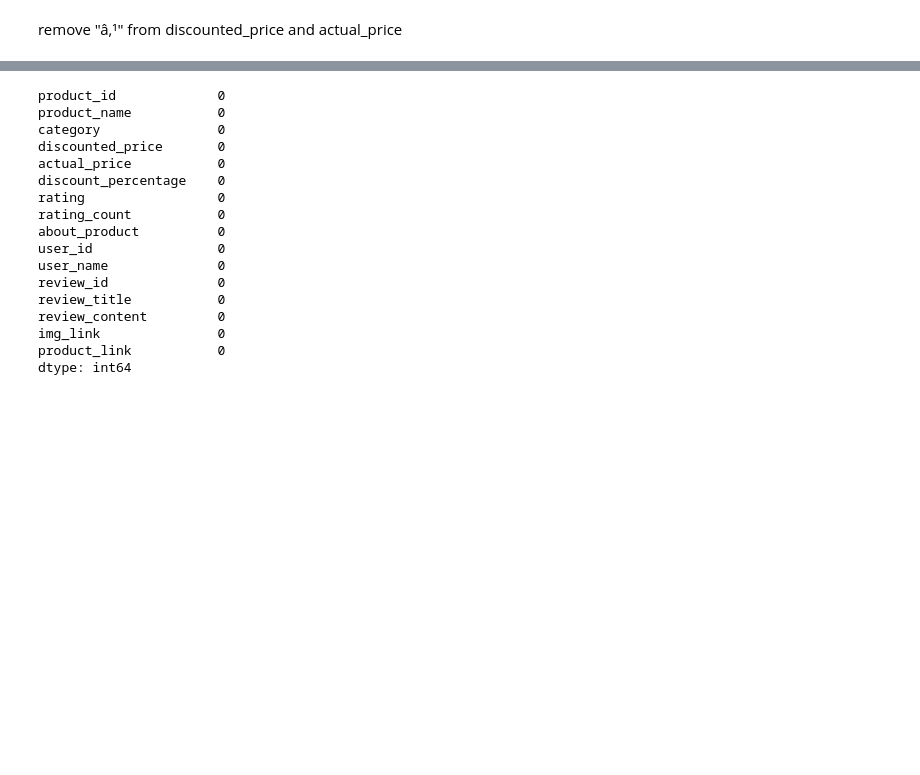
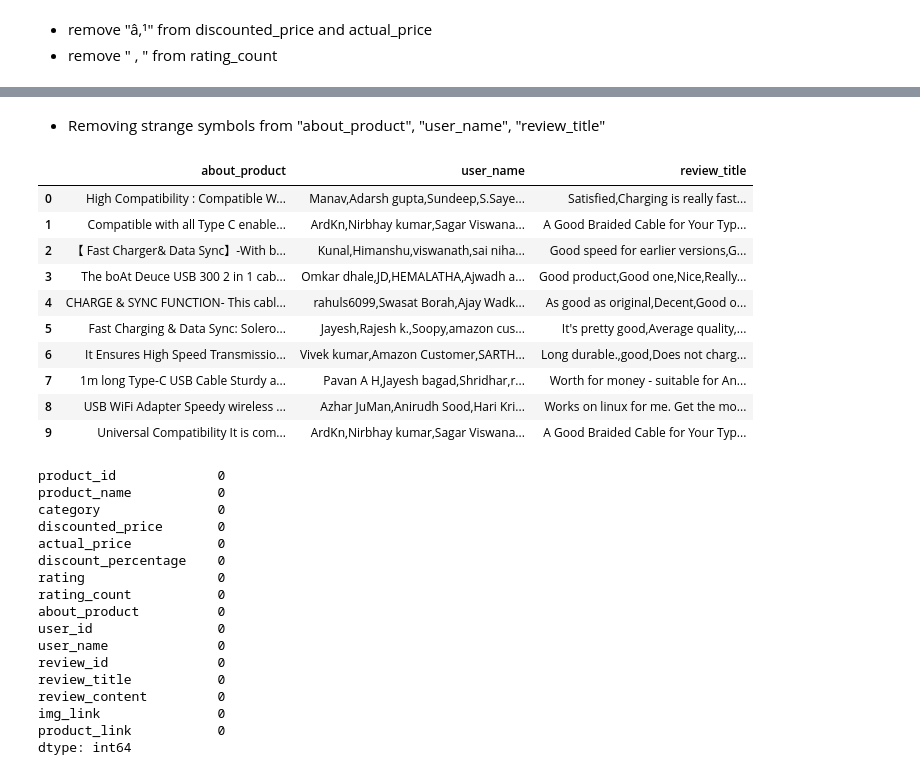
Before and after one commit to ibrahim-alatyan/RAG-Chatbot-and-Sentiment-Analysis, a Jupyter notebook: excel_analysis.ipynb, the cells around one changed output, grey strips where cells are left out. Drawn from its saved outputs; the diff is of its cells as text; code cells hidden in the pictures; blank space fills up the shorter version.

Commit message:
more cleaning data

```diff
--- a/excel_analysis.ipynb
+++ b/excel_analysis.ipynb
@@ -15,7 +17,8 @@ df.head()
 | 3 | B08HDJ86NZ | boAt Deuce USB 300 2 in 1 Type-C ... | Computers&Accessories|Accessories... | â‚¹329 | â‚¹699 | 0.53 | 4.2 | ... |
 | 4 | B08CF3B7N1 | Portronics Konnect L 1.2M Fast Ch... | Computers&Accessories|Accessories... | â‚¹154 | â‚¹399 | 0.61 | 4.2 | ... |
 # %% [markdown]
-remove  "â‚¹"  from discounted_price and actual_price
+- remove  "â‚¹"  from discounted_price and actual_price
+- remove " , " from rating_count
 # %%
 df["discounted_price"] = (
     df["discounted_price"].astype(str)
@@ -47,6 +50,70 @@ df.head()
 | 2 | B096MSW6CT | Sounce Fast Phone Charging Cable ... | Computers&Accessories|Accessories... | 199.0 | 1899.0 | 0.90 | 3.9 | ... |
 | 3 | B08HDJ86NZ | boAt Deuce USB 300 2 in 1 Type-C ... | Computers&Accessories|Accessories... | 329.0 | 699.0 | 0.53 | 4.2 | ... |
 | 4 | B08CF3B7N1 | Portronics Konnect L 1.2M Fast Ch... | Computers&Accessories|Accessories... | 154.0 | 399.0 | 0.61 | 4.2 | ... |
+# %% [markdown]
+- Removing strange symbols from "about_product", "user_name", "review_title"
+# %%
+import re
+import unicodedata
+import pandas as pd
+from ftfy import fix_text
+
+# Columns we want to clean
+TEXT_COLS = ["about_product", "user_name", "review_title"]
+
+def clean_text(s: str) -> str:
+    if not isinstance(s, str):
+        return s
+
+    # Step 1: Fix mojibake (broken Unicode text)
+    s = fix_text(s)
+
+    # Step 2: Normalize Unicode characters (make them consistent)
+    s = unicodedata.normalize("NFKC", s)
+
+    # Step 3: Remove repeated or decorative symbols
+    s = re.sub(r"[\\|/]+", " ", s)                 # slashes or bars
+    s = re.sub(r"[\$\@\#\^\~\`\|\<\>]{2,}", " ", s)  # repeated symbols
+    s = re.sub(r"[-_]{3,}", " ", s)                # long dashes or underscores
+
+    # Step 4: Keep only letters, numbers, spaces, and common punctuation
+    allowed_punct = ".,!?;:'\"()-/%&+@#*_=$€£₹【】"
+    out = []
+    for ch in s:
+        cat = unicodedata.category(ch)
+        if ch in allowed_punct:
+            out.append(ch)
+        elif cat[0] in ("L", "N"):   # Letters and Numbers
+            out.append(ch)
+        elif cat.startswith("Z"):    # Spaces
+            out.append(" ")
+        # Everything else is removed
+
+    s = "".join(out)
+
+    # Step 5: Clean up extra spaces
+    s = re.sub(r"\s+", " ", s).strip()
+    return s
+
+# Apply cleaning function to selected columns
+for col in TEXT_COLS:
+    if col in df.columns:
+        df[col] = df[col].apply(clean_text)
+
+# Preview the cleaned text
+df[TEXT_COLS].head(10)
+# %% [output]
+|  | about_product | user_name | review_title |
+| 0 | High Compatibility : Compatible W... | Manav,Adarsh gupta,Sundeep,S.Saye... | Satisfied,Charging is really fast... |
+| 1 | Compatible with all Type C enable... | ArdKn,Nirbhay kumar,Sagar Viswana... | A Good Braided Cable for Your Typ... |
+| 2 | 【 Fast Charger& Data Sync】-With b... | Kunal,Himanshu,viswanath,sai niha... | Good speed for earlier versions,G... |
+| 3 | The boAt Deuce USB 300 2 in 1 cab... | Omkar dhale,JD,HEMALATHA,Ajwadh a... | Good product,Good one,Nice,Really... |
+| 4 | CHARGE & SYNC FUNCTION- This cabl... | rahuls6099,Swasat Borah,Ajay Wadk... | As good as original,Decent,Good o... |
+| 5 | Fast Charging & Data Sync: Solero... | Jayesh,Rajesh k.,Soopy,amazon cus... | It's pretty good,Average quality,... |
+| 6 | It Ensures High Speed Transmissio... | Vivek kumar,Amazon Customer,SARTH... | Long durable.,good,Does not charg... |
+| 7 | 1m long Type-C USB Cable Sturdy a... | Pavan A H,Jayesh bagad,Shridhar,r... | Worth for money - suitable for An... |
+| 8 | USB WiFi Adapter Speedy wireless ... | Azhar JuMan,Anirudh Sood,Hari Kri... | Works on linux for me. Get the mo... |
+| 9 | Universal Compatibility It is com... | ArdKn,Nirbhay kumar,Sagar Viswana... | A Good Braided Cable for Your Typ... |
 # %%
 # to checking missing value
 df.isna().sum()
```
Also changed, not shown: parts of 1 cell of this notebook, 1 other file.
